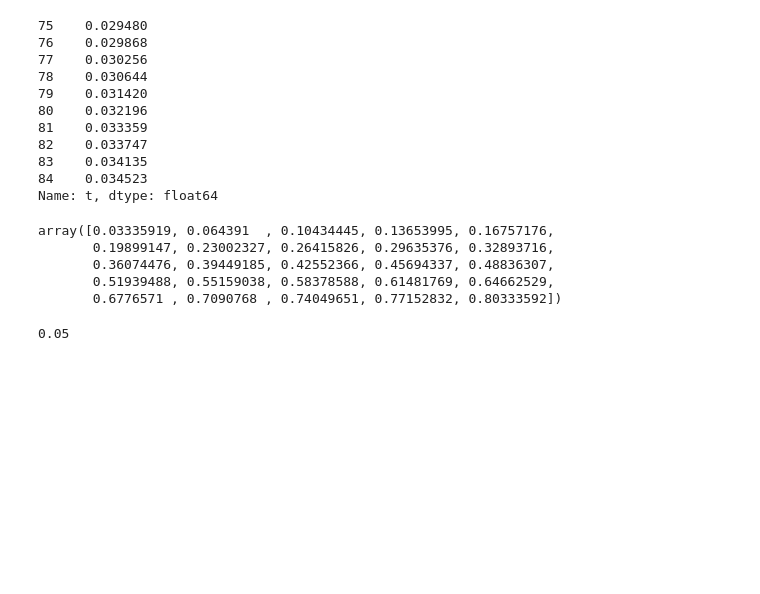
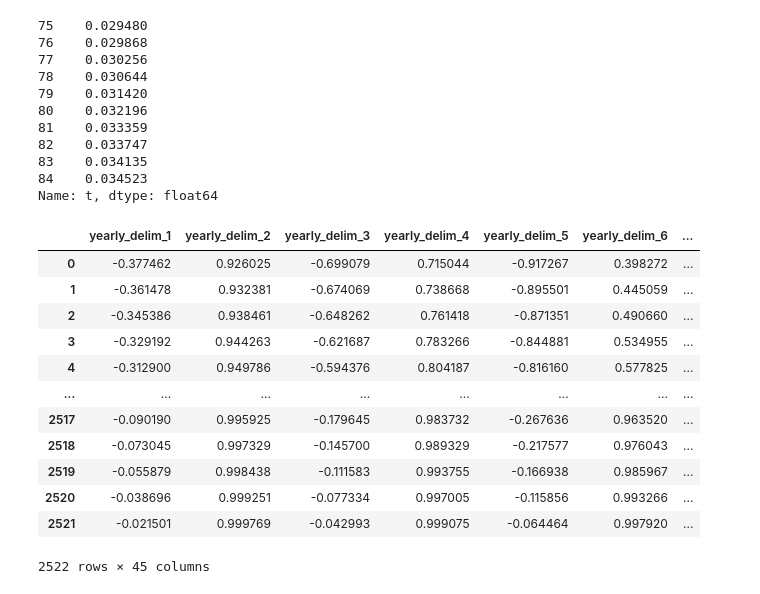
Before and after one commit to JakeRobertBaker/pymc_prophet, a Jupyter notebook: scratch_pymc_prophet_full_example.ipynb, the cells around one changed output. Drawn from its saved outputs; the diff is of its cells as text; code cells hidden in the pictures; blank space fills up the shorter version.

```diff
--- a/scratch_pymc_prophet_full_example.ipynb
+++ b/scratch_pymc_prophet_full_example.ipynb
@@ -194,14 +208,18 @@ transformed.t[75:85]
 84    0.034523
 Name: t, dtype: float64
 # %%
-transformed.t_change
+transformed.X
 # %% [output]
+|  | yearly_delim_1 | yearly_delim_2 | yearly_delim_3 | yearly_delim_4 | yearly_delim_5 | yearly_delim_6 | ... |
+| 0 | -0.377462 | 0.926025 | -0.699079 | 0.715044 | -0.917267 | 0.398272 | ... |
+| 1 | -0.361478 | 0.932381 | -0.674069 | 0.738668 | -0.895501 | 0.445059 | ... |
+| 2 | -0.345386 | 0.938461 | -0.648262 | 0.761418 | -0.871351 | 0.490660 | ... |
+| 3 | -0.329192 | 0.944263 | -0.621687 | 0.783266 | -0.844881 | 0.534955 | ... |
+| 4 | -0.312900 | 0.949786 | -0.594376 | 0.804187 | -0.816160 | 0.577825 | ... |
+| ... | ... | ... | ... | ... | ... | ... | ... |
+| 2517 | -0.090190 | 0.995925 | -0.179645 | 0.983732 | -0.267636 | 0.963520 | ... |
+| 2518 | -0.073045 | 0.997329 | -0.145700 | 0.989329 | -0.217577 | 0.976043 | ... |
+| 2519 | -0.055879 | 0.998438 | -0.111583 | 0.993755 | -0.166938 | 0.985967 | ... |
+| 2520 | -0.038696 | 0.999251 | -0.077334 | 0.997005 | -0.115856 | 0.993266 | ... |
+| 2521 | -0.021501 | 0.999769 | -0.042993 | 0.999075 | -0.064464 | 0.997920 | ... |
-array([0.03335919, 0.064391  , 0.10434445, 0.13653995, 0.16757176,
-       0.19899147, 0.23002327, 0.26415826, 0.29635376, 0.32893716,
-       0.36074476, 0.39449185, 0.42552366, 0.45694337, 0.48836307,
-       0.51939488, 0.55159038, 0.58378588, 0.61481769, 0.64662529,
-       0.6776571 , 0.7090768 , 0.74049651, 0.77152832, 0.80333592])
+2522 rows × 45 columns
-# %%
-transformed.tau
-# %% [output]
-0.05
```
Also changed, not shown: parts of 9 cells of this notebook, 5 other files.
